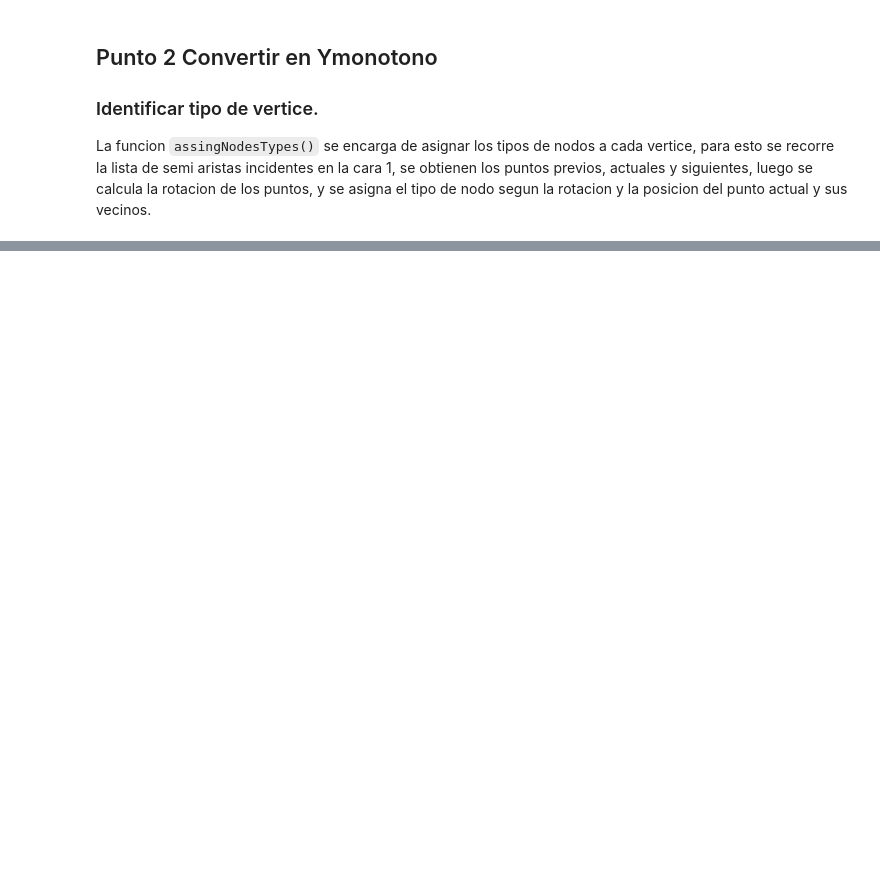
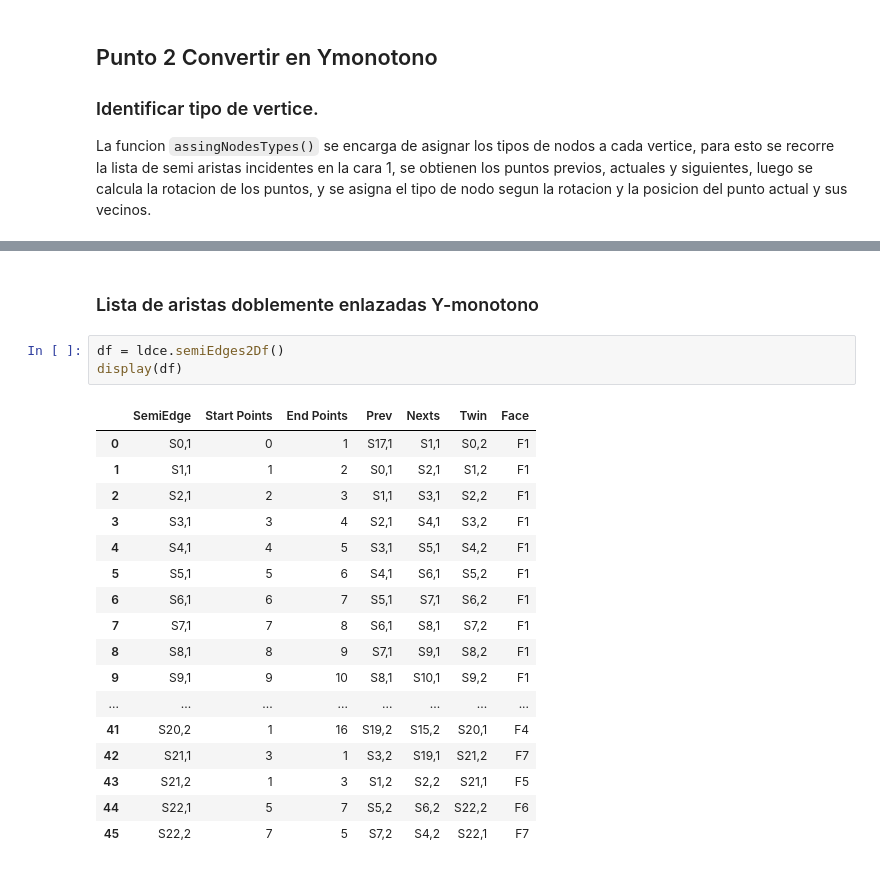
Before and after one commit to dleyvacastro/Geo, a Jupyter notebook: Taller2.ipynb, the cells around one changed output, grey strips where cells are left out. Cells and saved outputs as stored; diff of their text form; blank space fills up the shorter version.

```diff
--- a/Taller2.ipynb
+++ b/Taller2.ipynb
@@ -416,0 +946,23 @@ plt.show()
+# %% [markdown]
+### Lista de aristas doblemente enlazadas Y-monotono
+# %%
+df = ldce.semiEdges2Df()
+display(df)
+# %% [output]
+|  | SemiEdge | Start Points | End Points | Prev | Nexts | Twin | Face |
+| 0 | S0,1 | 0 | 1 | S17,1 | S1,1 | S0,2 | F1 |
+| 1 | S1,1 | 1 | 2 | S0,1 | S2,1 | S1,2 | F1 |
+| 2 | S2,1 | 2 | 3 | S1,1 | S3,1 | S2,2 | F1 |
+| 3 | S3,1 | 3 | 4 | S2,1 | S4,1 | S3,2 | F1 |
+| 4 | S4,1 | 4 | 5 | S3,1 | S5,1 | S4,2 | F1 |
+| 5 | S5,1 | 5 | 6 | S4,1 | S6,1 | S5,2 | F1 |
+| 6 | S6,1 | 6 | 7 | S5,1 | S7,1 | S6,2 | F1 |
+| 7 | S7,1 | 7 | 8 | S6,1 | S8,1 | S7,2 | F1 |
+| 8 | S8,1 | 8 | 9 | S7,1 | S9,1 | S8,2 | F1 |
+| 9 | S9,1 | 9 | 10 | S8,1 | S10,1 | S9,2 | F1 |
+| ... | ... | ... | ... | ... | ... | ... | ... |
+| 41 | S20,2 | 1 | 16 | S19,2 | S15,2 | S20,1 | F4 |
+| 42 | S21,1 | 3 | 1 | S3,2 | S19,1 | S21,2 | F7 |
+| 43 | S21,2 | 1 | 3 | S1,2 | S2,2 | S21,1 | F5 |
+| 44 | S22,1 | 5 | 7 | S5,2 | S6,2 | S22,2 | F6 |
+| 45 | S22,2 | 7 | 5 | S7,2 | S4,2 | S22,1 | F7 |
```
Also changed, not shown: parts of 11 cells of this notebook.
